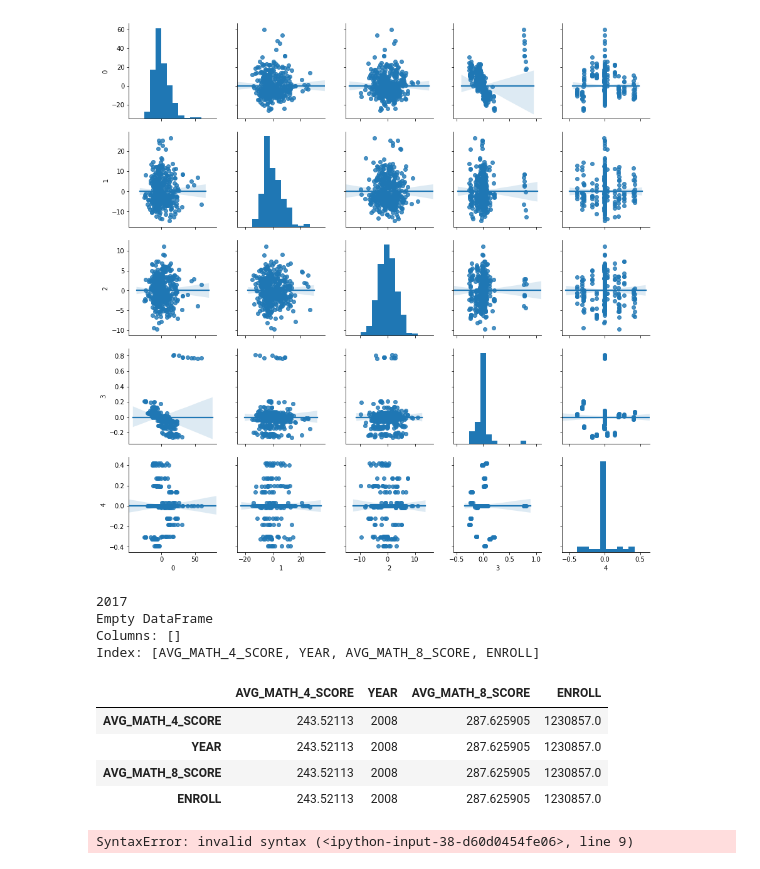
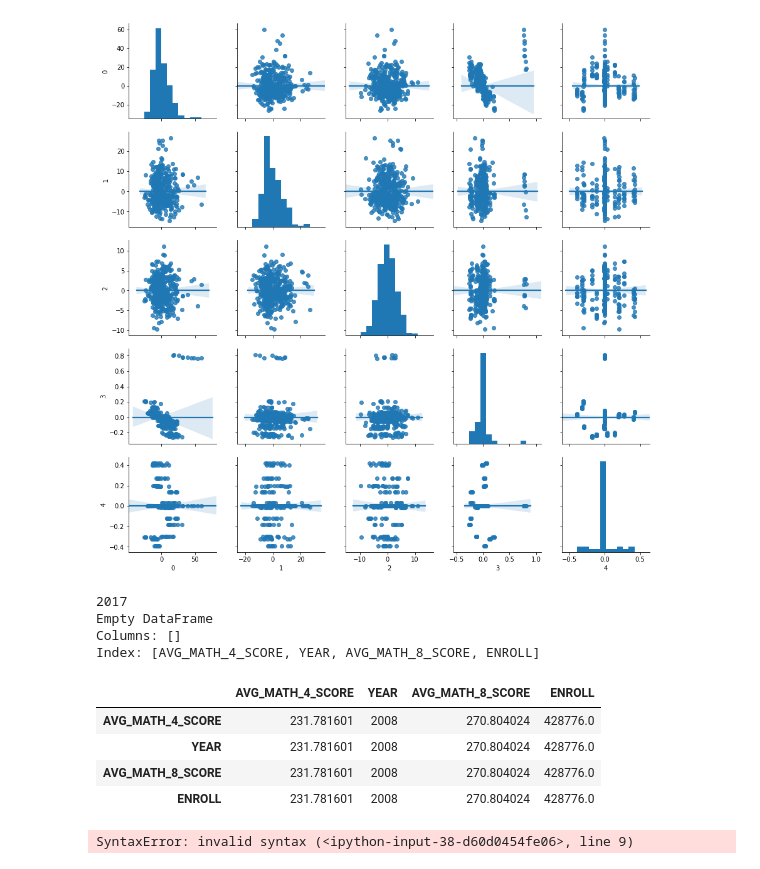
Before and after one commit to daericks/us-ed, a Jupyter notebook: notebooks/feature_building.ipynb, the cells around one changed output. Saved outputs shown, nothing was run; the diff lists cells and outputs as text; code cells hidden in the pictures.

```diff
--- a/notebooks/feature_building.ipynb
+++ b/notebooks/feature_building.ipynb
@@ -173,17 +173,17 @@ def most_recent_test(cur_yr, state, df, new_cols):
 # %%
 print(df['YEAR'].iloc[-1])
 
-most_recent_test(2009, 'VIRGINIA', df, ['AVG_MATH_4_SCORE', 'YEAR', 'AVG_MATH_8_SCORE', 'ENROLL'])
+most_recent_test(2009, 'NEVADA', df, ['AVG_MATH_4_SCORE', 'YEAR', 'AVG_MATH_8_SCORE', 'ENROLL'])
 # %% [output]
 2017
 Empty DataFrame
 Columns: []
 Index: [AVG_MATH_4_SCORE, YEAR, AVG_MATH_8_SCORE, ENROLL]
 |  | AVG_MATH_4_SCORE | YEAR | AVG_MATH_8_SCORE | ENROLL |
-| AVG_MATH_4_SCORE | 243.52113 | 2008 | 287.625905 | 1230857.0 |
-| YEAR | 243.52113 | 2008 | 287.625905 | 1230857.0 |
-| AVG_MATH_8_SCORE | 243.52113 | 2008 | 287.625905 | 1230857.0 |
-| ENROLL | 243.52113 | 2008 | 287.625905 | 1230857.0 |
+| AVG_MATH_4_SCORE | 231.781601 | 2008 | 270.804024 | 428776.0 |
+| YEAR | 231.781601 | 2008 | 270.804024 | 428776.0 |
+| AVG_MATH_8_SCORE | 231.781601 | 2008 | 270.804024 | 428776.0 |
+| ENROLL | 231.781601 | 2008 | 270.804024 | 428776.0 |
 # %%
 # Add recent_ features
 
```
